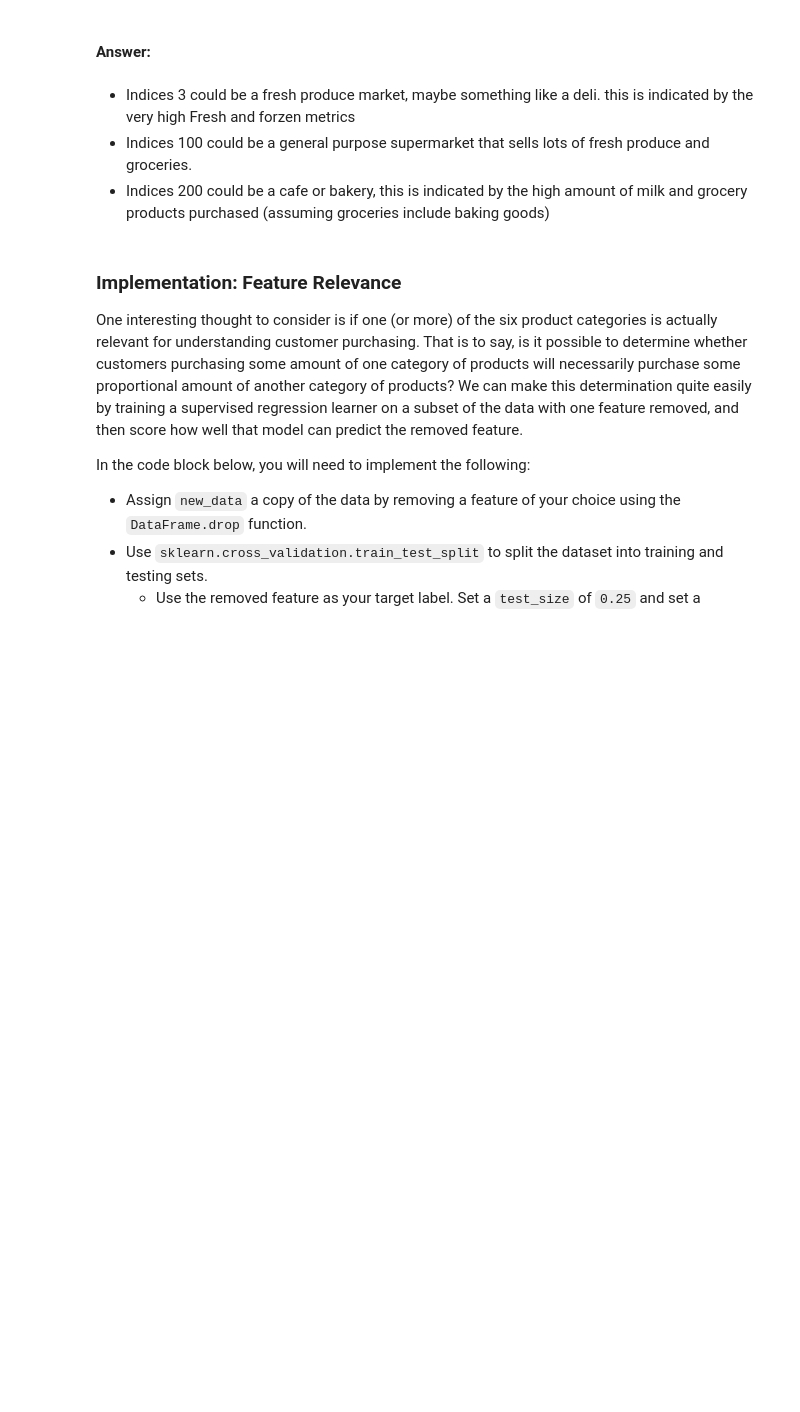
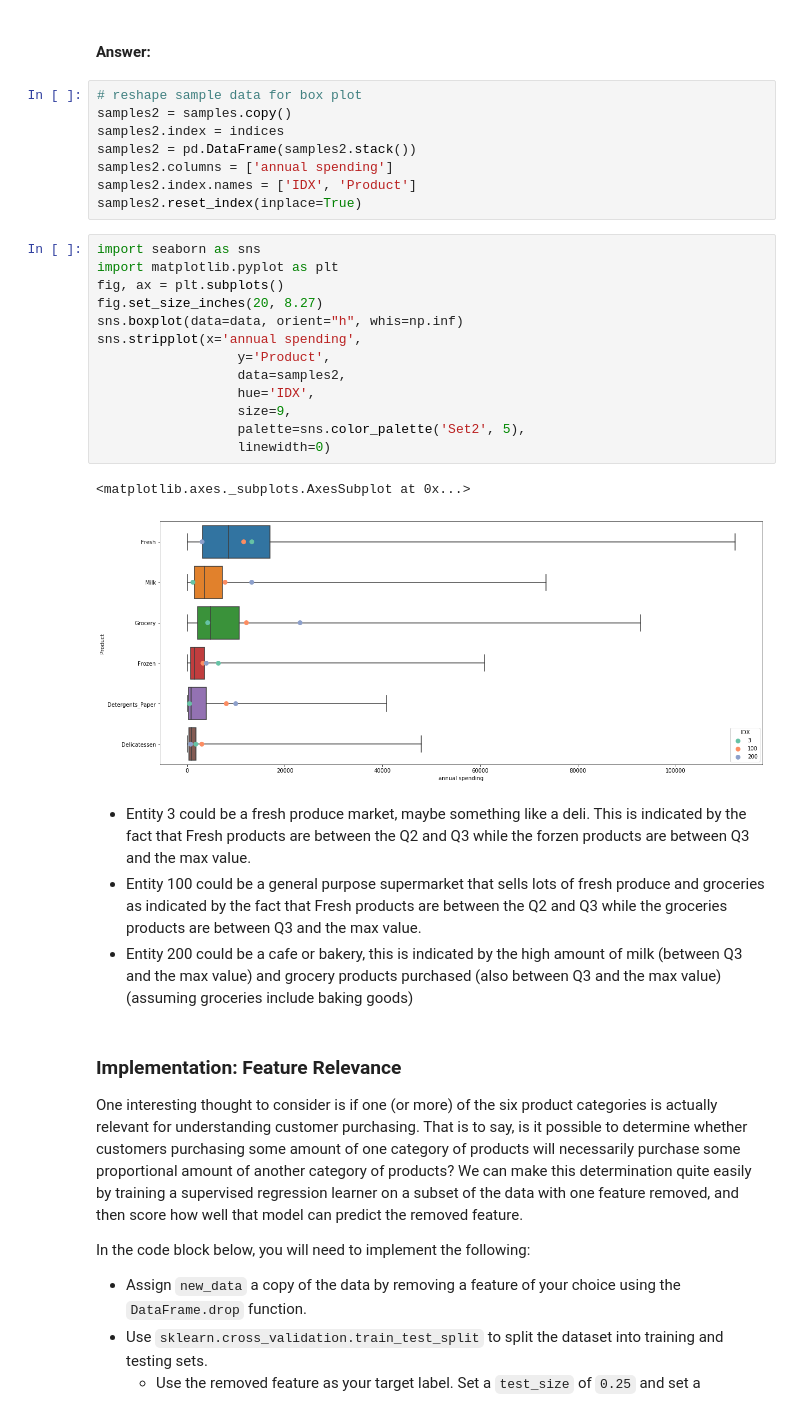
Before and after one commit to JeroenSchmidt/Udacity-Machine-Learning-Nano-Degree, a Jupyter notebook: Projects/projects for submission/customer_segments (Unsupervised Learning)/customer_segments.ipynb, the cells around one changed output. Drawn from its saved outputs; the diff is of its cells as text; blank space fills up the shorter version.

```diff
--- a/Projects/projects for submission/customer_segments (Unsupervised Learning)/customer_segments.ipynb
+++ b/Projects/projects for submission/customer_segments (Unsupervised Learning)/customer_segments.ipynb
@@ -92,10 +92,34 @@ Consider the total purchase cost of each product category and the statistical de
 Knowing this, how do your samples compare? Does that help in driving your insight into what kind of establishments they might be?
 # %% [markdown]
 #### **Answer:**
+# %%
+# reshape sample data for box plot
+samples2 = samples.copy()
+samples2.index = indices
+samples2 = pd.DataFrame(samples2.stack())
+samples2.columns = ['annual spending']
+samples2.index.names = ['IDX', 'Product']
+samples2.reset_index(inplace=True)
+# %%
+import seaborn as sns
+import matplotlib.pyplot as plt
+fig, ax = plt.subplots()
+fig.set_size_inches(20, 8.27)
+sns.boxplot(data=data, orient="h", whis=np.inf)
+sns.stripplot(x='annual spending',
+                  y='Product',
+                  data=samples2,
+                  hue='IDX',
+                  size=9,
+                  palette=sns.color_palette('Set2', 5),
+                  linewidth=0)
+# %% [output]
+<matplotlib.axes._subplots.AxesSubplot at 0x...>
+[figure, added]
 # %% [markdown]
-* Indices 3 could be a fresh produce market, maybe something like a deli. this is indicated by the very high Fresh and forzen metrics
-* Indices 100 could be a general purpose supermarket that sells lots of fresh produce and groceries.
-* Indices 200 could be a cafe or bakery, this is indicated by the high amount of milk and grocery products purchased (assuming groceries include baking goods)
+* Entity 3 could be a fresh produce market, maybe something like a deli. This is indicated by the fact that Fresh products are between the Q2 and Q3 while the forzen products are between Q3 and the max value.
+* Entity 100 could be a general purpose supermarket that sells lots of fresh produce and groceries as indicated by the fact that Fresh products are between the Q2 and Q3 while the groceries products are between Q3 and the max value.
+* Entity 200 could be a cafe or bakery, this is indicated by the high amount of milk (between Q3 and the max value) and grocery products purchased (also between Q3 and the max value) (assuming groceries include baking goods)
 # %% [markdown]
 ### Implementation: Feature Relevance
 One interesting thought to consider is if one (or more) of the six product categories is actually relevant for understanding customer purchasing. That is to say, is it possible to determine whether customers purchasing some amount of one category of products will necessarily purchase some proportional amount of another category of products? We can make this determination quite easily by training a supervised regression learner on a subset of the data with one feature removed, and then score how well that model can predict the removed feature.
```
Also changed, not shown: parts of 2 cells of this notebook, 2 other files.
